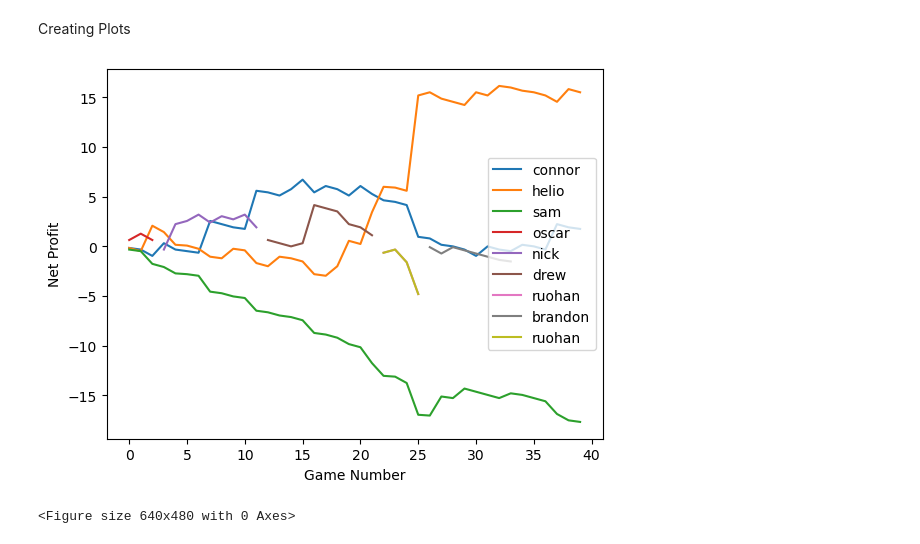
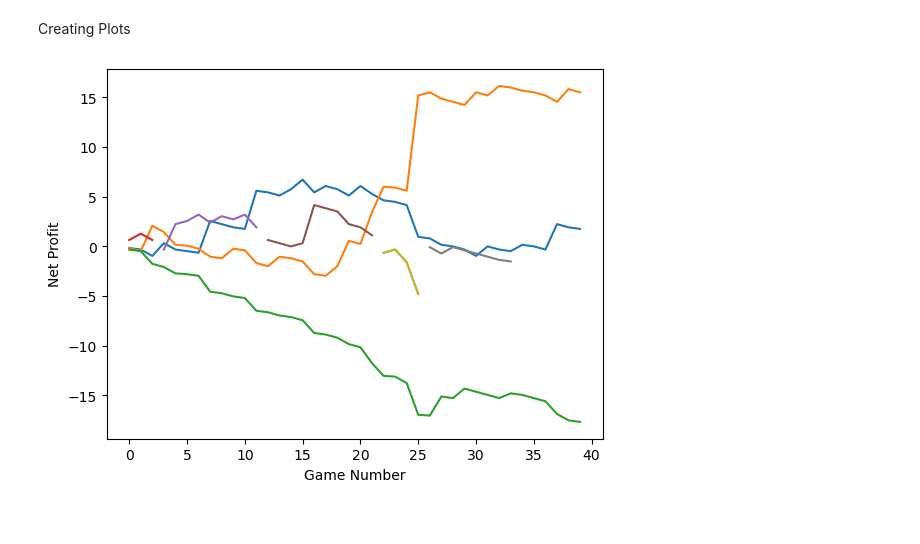
Before and after one commit to Conair94/Lifetime-Mahjong-Performance, a Jupyter notebook: Processing.ipynb, the cells around one changed output. Cells and saved outputs as stored; diff of their text form; code cells hidden in the pictures.

Commit message:
updated plot

```diff
--- a/Processing.ipynb
+++ b/Processing.ipynb
@@ -28,11 +28,10 @@ print(df.head(5))
 # %% [markdown]
 Creating Plots
 # %%
-df.plot()
+#df.plot()
+plt.plot(df)
 plt.xlabel("Game Number")
 plt.ylabel("Net Profit")
-plt.show()
 plt.savefig("net_profit.png")
 # %% [output]
-[figure, old version]
+[figure, new version]
-<Figure size 640x480 with 0 Axes>
```
Also changed, not shown: 1 other file.
